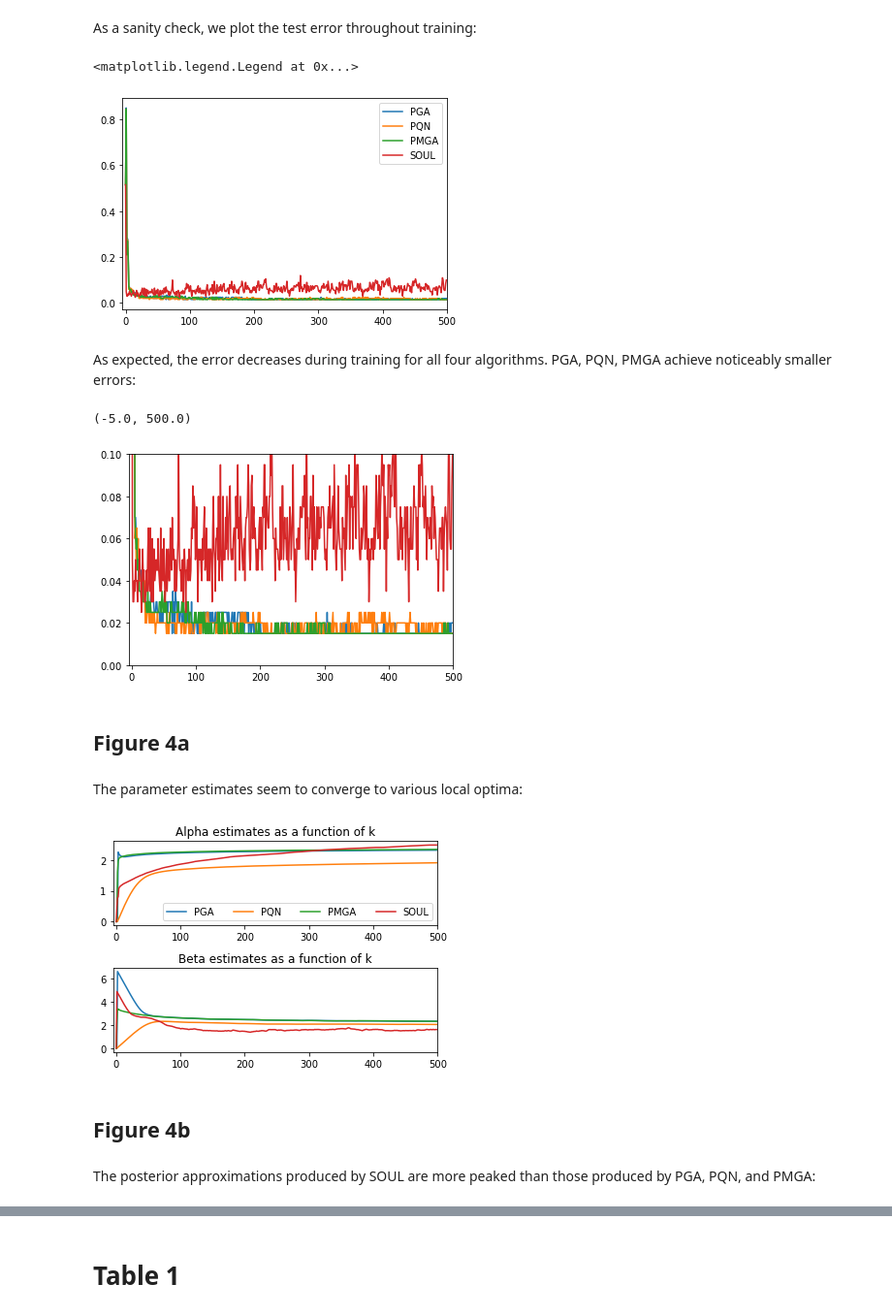
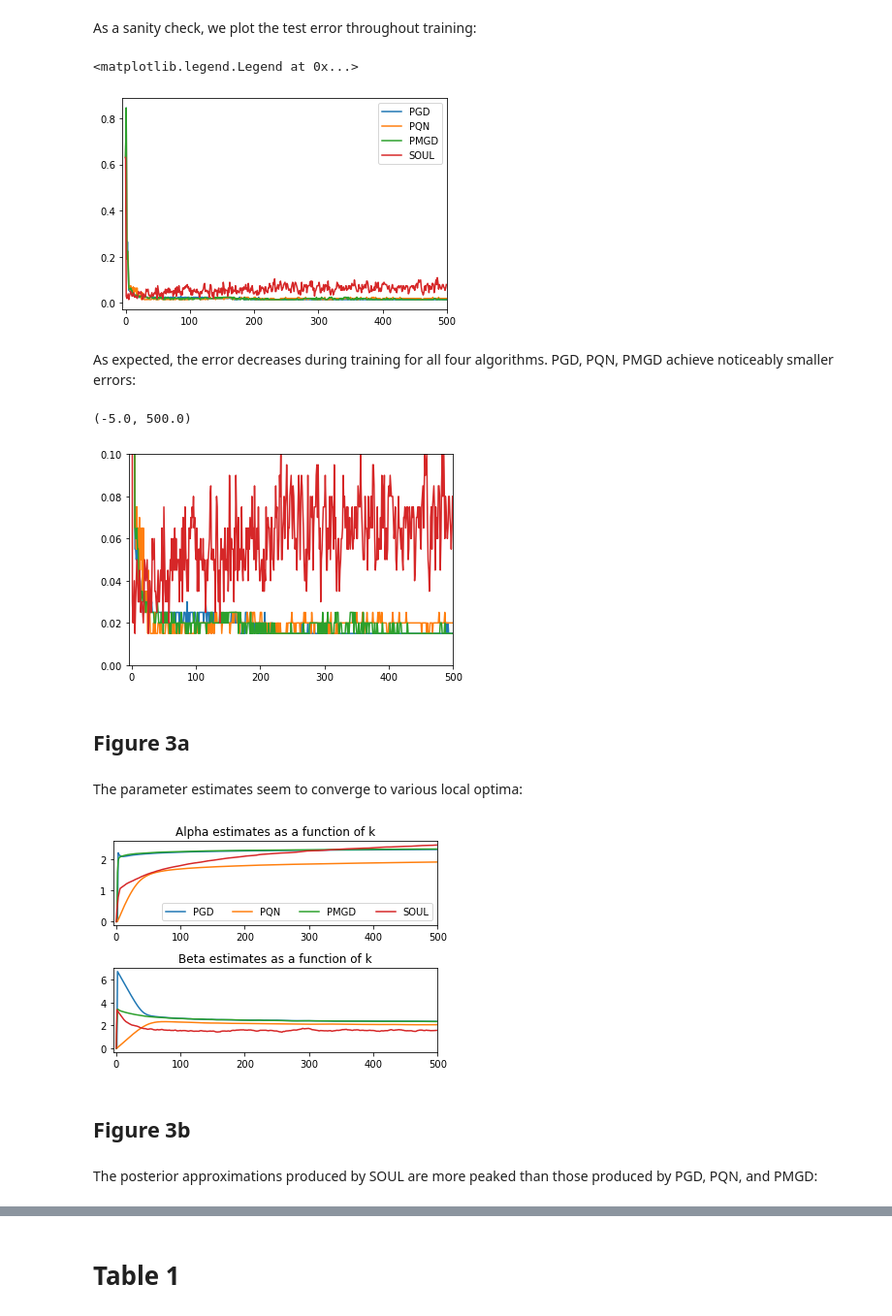
Before and after one commit to juankuntz/ParEM, a Jupyter notebook: jax/bayesian_neural_network.ipynb, the cells around one changed output, grey strips where cells are left out. Shown at 97% size. Drawn from its saved outputs; the diff is of its cells as text; code cells hidden in the pictures.

```diff
--- a/jax/bayesian_neural_network.ipynb
+++ b/jax/bayesian_neural_network.ipynb
@@ -78,7 +82,7 @@ They return the following outputs:
 
 # Algorithms.
 
-def pga(ltrain, itrain, ltest, itest, h, K, a, b, w, v):
+def pgd(ltrain, itrain, ltest, itest, h, K, a, b, w, v):
     # Extract dimensions of latent variables:
     Dw = w[:, :, 0].size  # Dimension of w.
     Dv = v[:, :, 0].size  # Dimension of v.
@@ -291,7 +295,7 @@ def ave_neg_hess_param(w, lsig):
     return hess.mean()
 
 
-# Functions for the optimal parameters used in the PMGA update.
+# Functions for the optimal parameters used in the PMGD update.
 
 def _normsq(x):
     # Squared Frobenius norm of x.
@@ -363,7 +367,7 @@ w0 = np.exp(a0)*np.random.normal(0, 1, (40, 28**2, N))  # Input layer weights.
 v0 = np.exp(b0)*np.random.normal(0, 1, (2, 40, N))  # Output layer weights.
 
 # Run algorithms:
-a_pga, b_pga, w_pga, v_pga, lppd_pga, error_pga = pga(ltrain, itrain, ltest,
+a_pgd, b_pgd, w_pgd, v_pgd, lppd_pgd, error_pgd = pgd(ltrain, itrain, ltest,
                                                       itest, h, K, a0, b0, w0,
                                                       v0)
 a_pqn, b_pqn, w_pqn, v_pqn, lppd_pqn, error_pqn = pqn(ltrain, itrain, ltest,
@@ -380,56 +384,56 @@ WARNING:absl:No GPU/TPU found, falling back to CPU. (Set TF_CPP_MIN_LOG_LEVEL=0
 # %% [markdown]
 As a sanity check, we plot the test error throughout training:
 # %%
-plt.plot(error_pga, label='PGA')
+plt.plot(error_pgd, label='PGD')
 plt.plot(error_pqn, label='PQN')
-plt.plot(error_pmga, label='PMGA')
+plt.plot(error_pmga, label='PMGD')
 plt.plot(error_soul, label='SOUL')
 plt.xlim([-K/100, K])
 plt.legend(loc='upper right')
 # %% [output]
 <matplotlib.legend.Legend at 0x...>
-[figure, old version]
+[figure, new version]
 # %% [markdown]
-As expected, the error decreases during training for all four algorithms. PGA, PQN, PMGA achieve noticeably smaller errors:
+As expected, the error decreases during training for all four algorithms. PGD, PQN, PMGD achieve noticeably smaller errors:
 # %%
-plt.plot(error_pga, label='PGA')
+plt.plot(error_pgd, label='PGD')
 plt.plot(error_pqn, label='PQN')
-plt.plot(error_pmga, label='PMGA')
+plt.plot(error_pmga, label='PMGD')
 plt.plot(error_soul, label='SOUL')
 plt.ylim([0, 0.1])
 plt.xlim([-K/100, K])
 # %% [output]
 (-5.0, 500.0)
-[figure, old version]
+[figure, new version]
 # %% [markdown]
-## Figure 4a
+## Figure 3a
 # %% [markdown]
 The parameter estimates seem to converge to various local optima:
 # %%
 plt.subplot(2, 1, 1)
-plt.plot(a_pga, label='PGA')
+plt.plot(a_pgd, label='PGD')
 plt.plot(a_pqn, label='PQN')
-plt.plot(a_pmga, label='PMGA')
+plt.plot(a_pmga, label='PMGD')
 plt.plot(a_soul, label='SOUL')
 plt.title('Alpha estimates as a function of k')
 plt.xlim([-K/100, K])
 plt.legend(loc='lower right', ncol=4)
 
 plt.subplot(2, 1, 2)
-plt.plot(b_pga, label='PGA')
+plt.plot(b_pgd, label='PGD')
 plt.plot(b_pqn, label='PQN')
-plt.plot(b_pmga, label='PMGA')
+plt.plot(b_pmga, label='PMGD')
 plt.plot(b_soul, label='SOUL')
 plt.title('Beta estimates as a function of k')
 plt.xlim([-K/100, K])
 
 plt.subplots_adjust(hspace=0.5)
 # %% [output]
-[figure, old version]
+[figure, new version]
 # %% [markdown]
-## Figure 4b
+## Figure 3b
 # %% [markdown]
-The posterior approximations produced by SOUL are more peaked than those produced by PGA, PQN, and PMGA:
+The posterior approximations produced by SOUL are more peaked than those produced by PGD, PQN, and PMGD:
 # %%
 # Choose a random weight for the input layer:
 oi = np.random.randint(0, w0[:, 0, 0].size)  # Output index.
```
Also changed, not shown: parts of 10 cells of this notebook, 10 other files.
